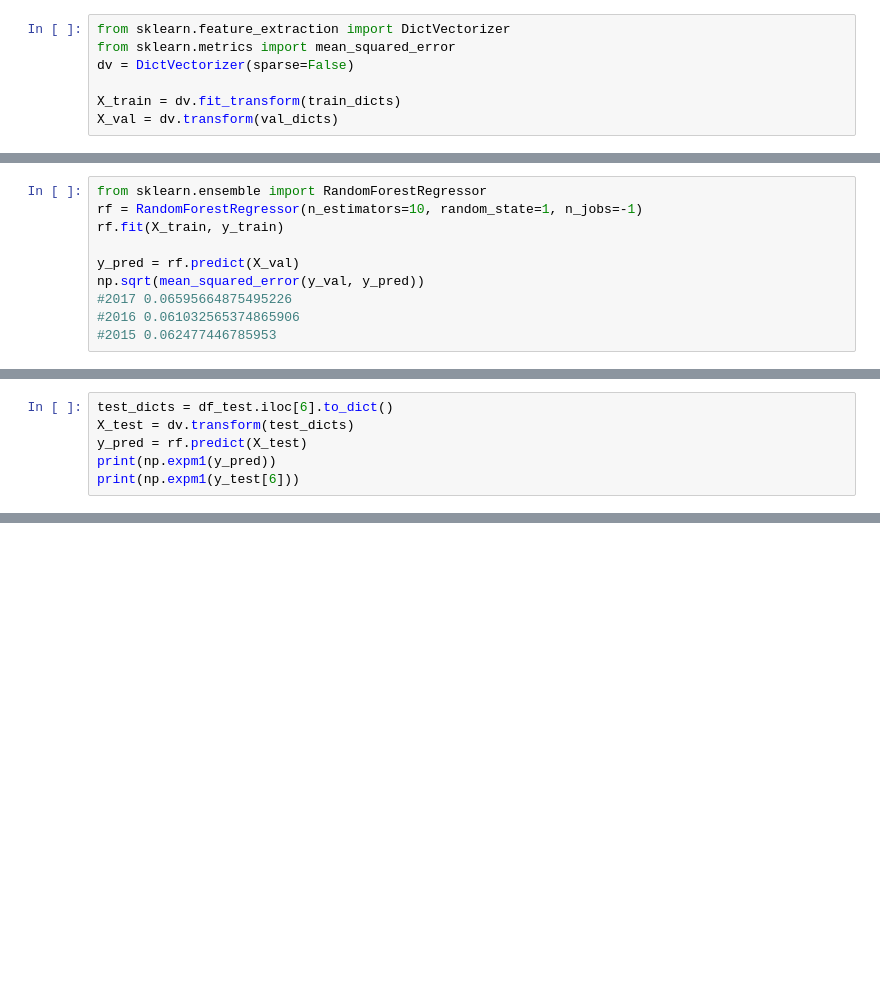
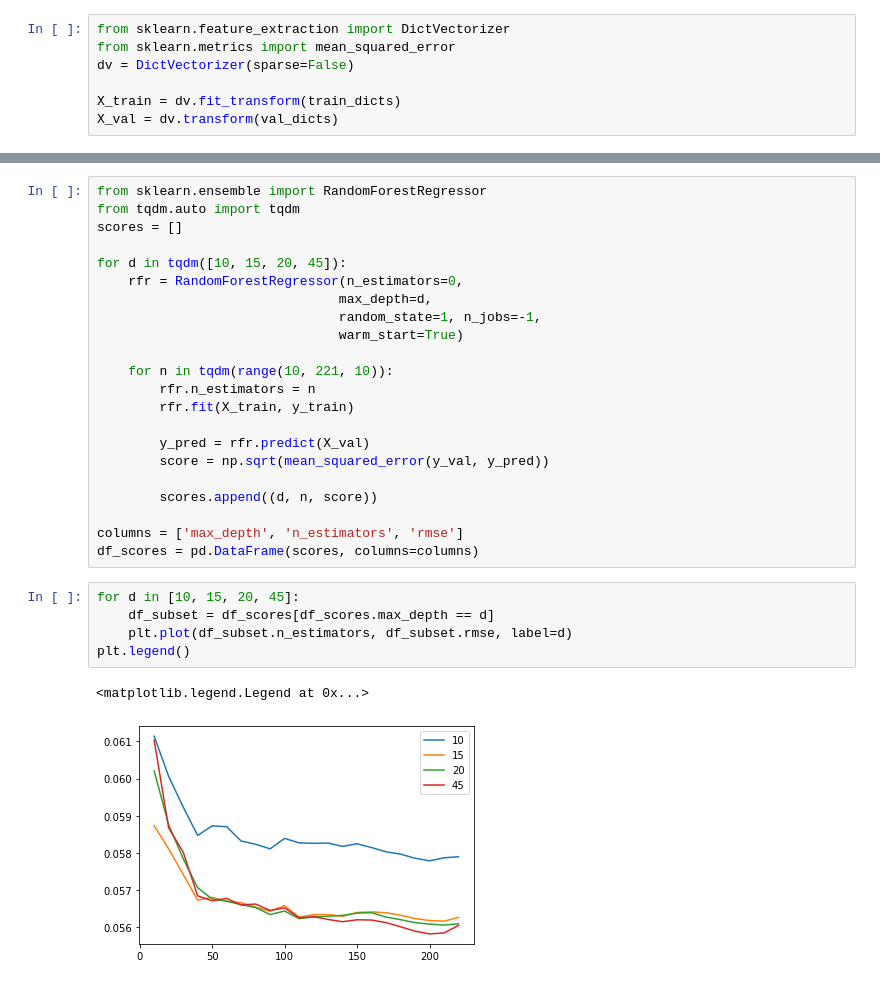
Before and after one commit to aljeks/air-quality-and-asthma, a Jupyter notebook: Mid_Term_Project.ipynb, the cells around one changed output, grey strips where cells are left out. Drawn from its saved outputs; the diff is of its cells as text; blank space fills up the shorter version.

```diff
--- a/Mid_Term_Project.ipynb
+++ b/Mid_Term_Project.ipynb
@@ -255,10 +333,0 @@ print(export_text(dt, feature_names=dv.get_feature_names()))
-# %%
-from sklearn.ensemble import RandomForestRegressor
-rf = RandomForestRegressor(n_estimators=10, random_state=1, n_jobs=-1)
-rf.fit(X_train, y_train)
-
-y_pred = rf.predict(X_val)
-np.sqrt(mean_squared_error(y_val, y_pred))
-#2017 0.06595664875495226
-#2016 0.061032565374865906
-#2015 0.062477446785953
@@ -296,6 +333,0 @@ df_small
-# %%
-test_dicts = df_test.iloc[6].to_dict()
-X_test = dv.transform(test_dicts)
-y_pred = rf.predict(X_test)
-print(np.expm1(y_pred))
-print(np.expm1(y_test[6]))
@@ -304,0 +336,30 @@ print(np.expm1(y_test[6]))
+# %%
+from sklearn.ensemble import RandomForestRegressor
+from tqdm.auto import tqdm
+scores = []
+
+for d in tqdm([10, 15, 20, 45]):
+    rfr = RandomForestRegressor(n_estimators=0,
+                               max_depth=d,
+                               random_state=1, n_jobs=-1,
+                               warm_start=True)
+
+    for n in tqdm(range(10, 221, 10)):
+        rfr.n_estimators = n
+        rfr.fit(X_train, y_train)
+
+        y_pred = rfr.predict(X_val)
+        score = np.sqrt(mean_squared_error(y_val, y_pred))
+
+        scores.append((d, n, score))
+
+columns = ['max_depth', 'n_estimators', 'rmse']
+df_scores = pd.DataFrame(scores, columns=columns)
+# %%
+for d in [10, 15, 20, 45]:
+    df_subset = df_scores[df_scores.max_depth == d]
+    plt.plot(df_subset.n_estimators, df_subset.rmse, label=d)
+plt.legend()
+# %% [output]
+<matplotlib.legend.Legend at 0x...>
+[figure, added]
```
Also changed, not shown: parts of 49 cells of this notebook.
